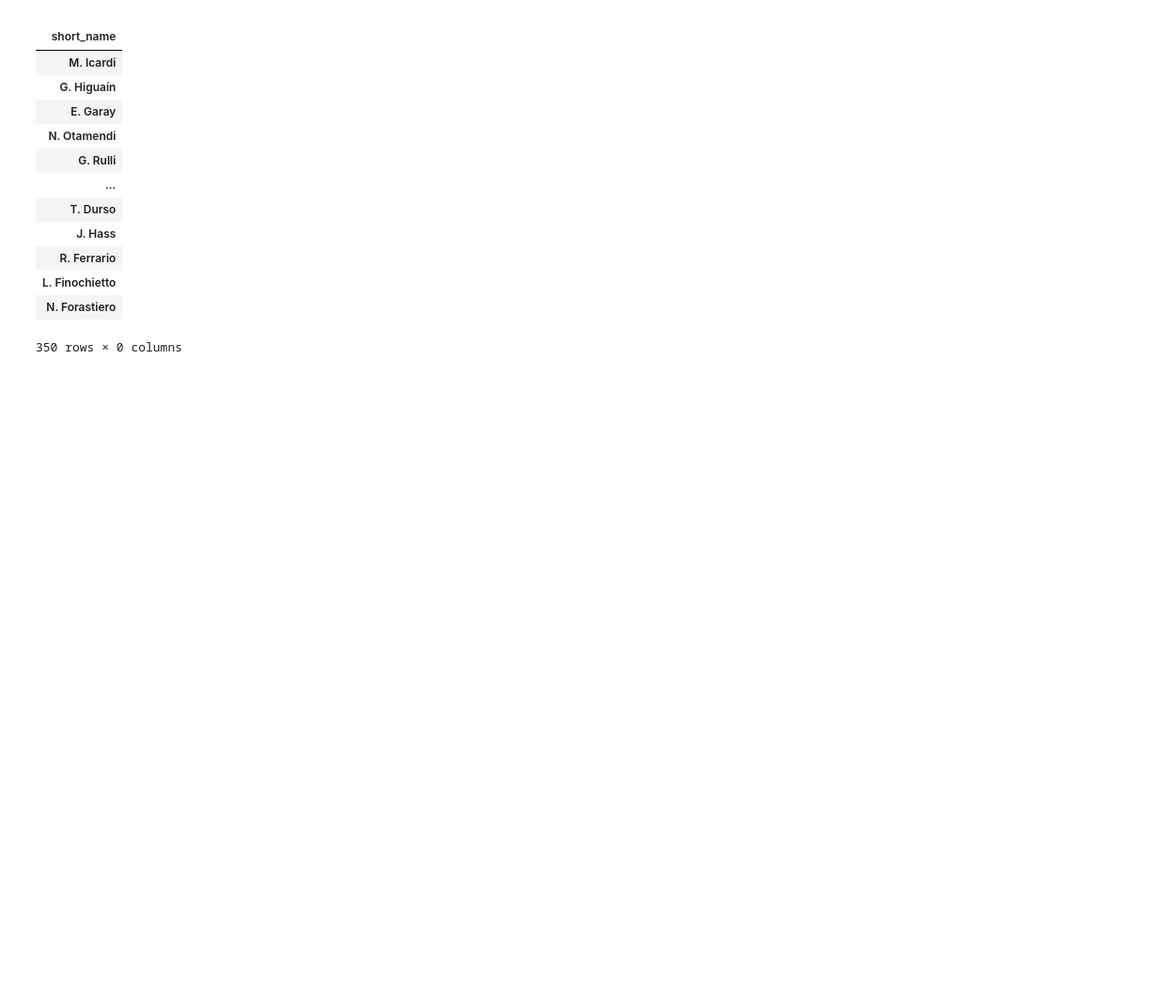
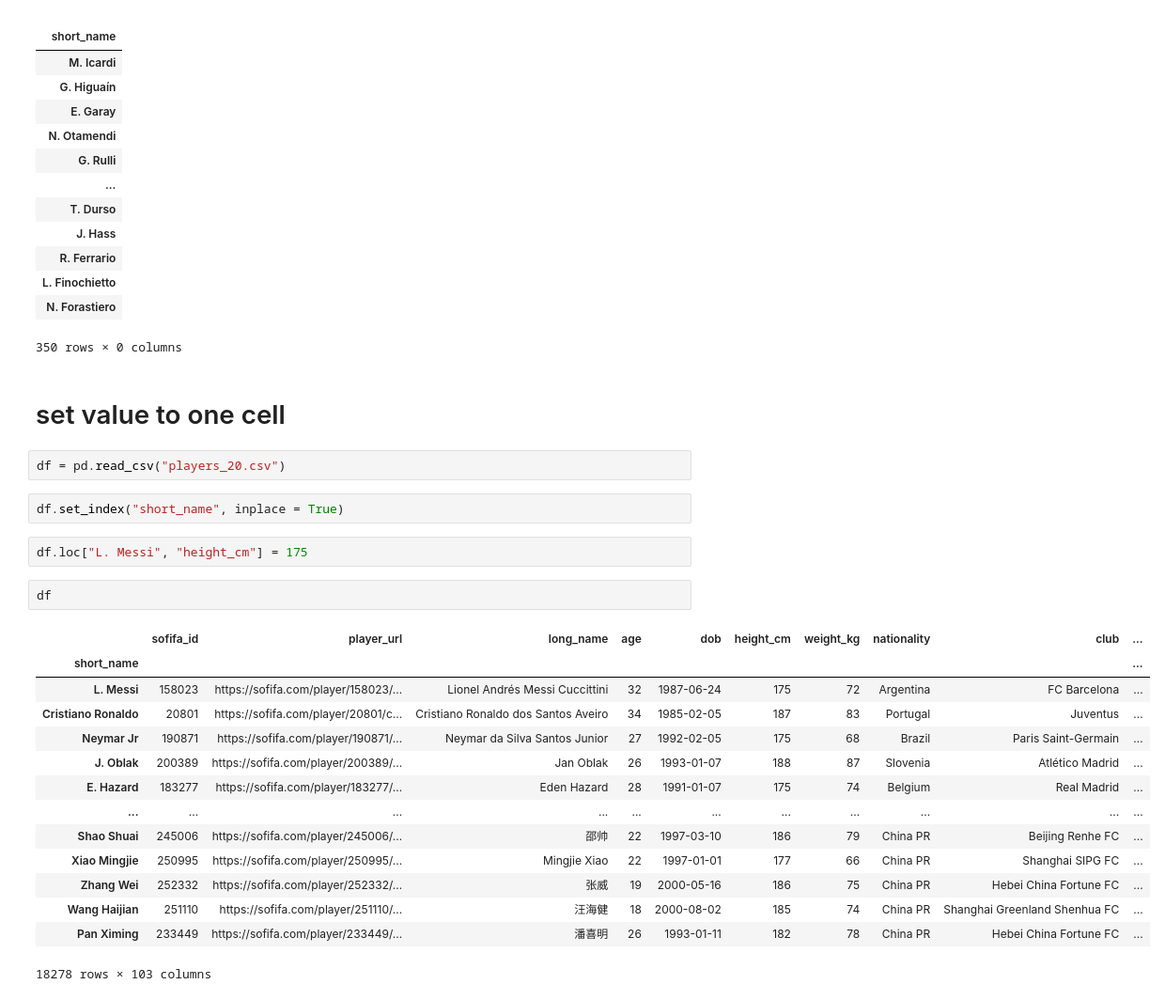
Before and after one commit to AliNuriev/oc-and-c-preps, a Jupyter notebook: EDA prep.ipynb, the cells around one changed output. Shown at 94% size. Cells and saved outputs as stored; diff of their text form; blank space fills up the shorter version.

```diff
--- a/EDA prep.ipynb
+++ b/EDA prep.ipynb
@@ -999,3 +999,28 @@ df.iloc[list((df["height_cm"]>180) & (df["nationality"] == "Argentina")), :0]
 | L. Finochietto |
 | N. Forastiero |
 350 rows × 0 columns
+# %% [markdown]
+# set value to one cell
+# %%
+df = pd.read_csv("players_20.csv")
+# %%
+df.set_index("short_name", inplace = True)
+# %%
+df.loc["L. Messi", "height_cm"] = 175
+# %%
+df
+# %% [output]
+|  | sofifa_id | player_url | long_name | age | dob | height_cm | weight_kg | nationality | club | ... |
+| short_name |  |  |  |  |  |  |  |  |  | ... |
+| L. Messi | 158023 | https://sofifa.com/player/158023/... | Lionel Andrés Messi Cuccittini | 32 | 1987-06-24 | 175 | 72 | Argentina | FC Barcelona | ... |
+| Cristiano Ronaldo | 20801 | https://sofifa.com/player/20801/c... | Cristiano Ronaldo dos Santos Aveiro | 34 | 1985-02-05 | 187 | 83 | Portugal | Juventus | ... |
+| Neymar Jr | 190871 | https://sofifa.com/player/190871/... | Neymar da Silva Santos Junior | 27 | 1992-02-05 | 175 | 68 | Brazil | Paris Saint-Germain | ... |
+| J. Oblak | 200389 | https://sofifa.com/player/200389/... | Jan Oblak | 26 | 1993-01-07 | 188 | 87 | Slovenia | Atlético Madrid | ... |
+| E. Hazard | 183277 | https://sofifa.com/player/183277/... | Eden Hazard | 28 | 1991-01-07 | 175 | 74 | Belgium | Real Madrid | ... |
+| ... | ... | ... | ... | ... | ... | ... | ... | ... | ... | ... |
+| Shao Shuai | 245006 | https://sofifa.com/player/245006/... | 邵帅 | 22 | 1997-03-10 | 186 | 79 | China PR | Beijing Renhe FC | ... |
+| Xiao Mingjie | 250995 | https://sofifa.com/player/250995/... | Mingjie Xiao | 22 | 1997-01-01 | 177 | 66 | China PR | Shanghai SIPG FC | ... |
+| Zhang Wei | 252332 | https://sofifa.com/player/252332/... | 张威 | 19 | 2000-05-16 | 186 | 75 | China PR | Hebei China Fortune FC | ... |
+| Wang Haijian | 251110 | https://sofifa.com/player/251110/... | 汪海健 | 18 | 2000-08-02 | 185 | 74 | China PR | Shanghai Greenland Shenhua FC | ... |
+| Pan Ximing | 233449 | https://sofifa.com/player/233449/... | 潘喜明 | 26 | 1993-01-11 | 182 | 78 | China PR | Hebei China Fortune FC | ... |
+18278 rows × 103 columns
```
Also changed, not shown: parts of 42 cells of this notebook.
